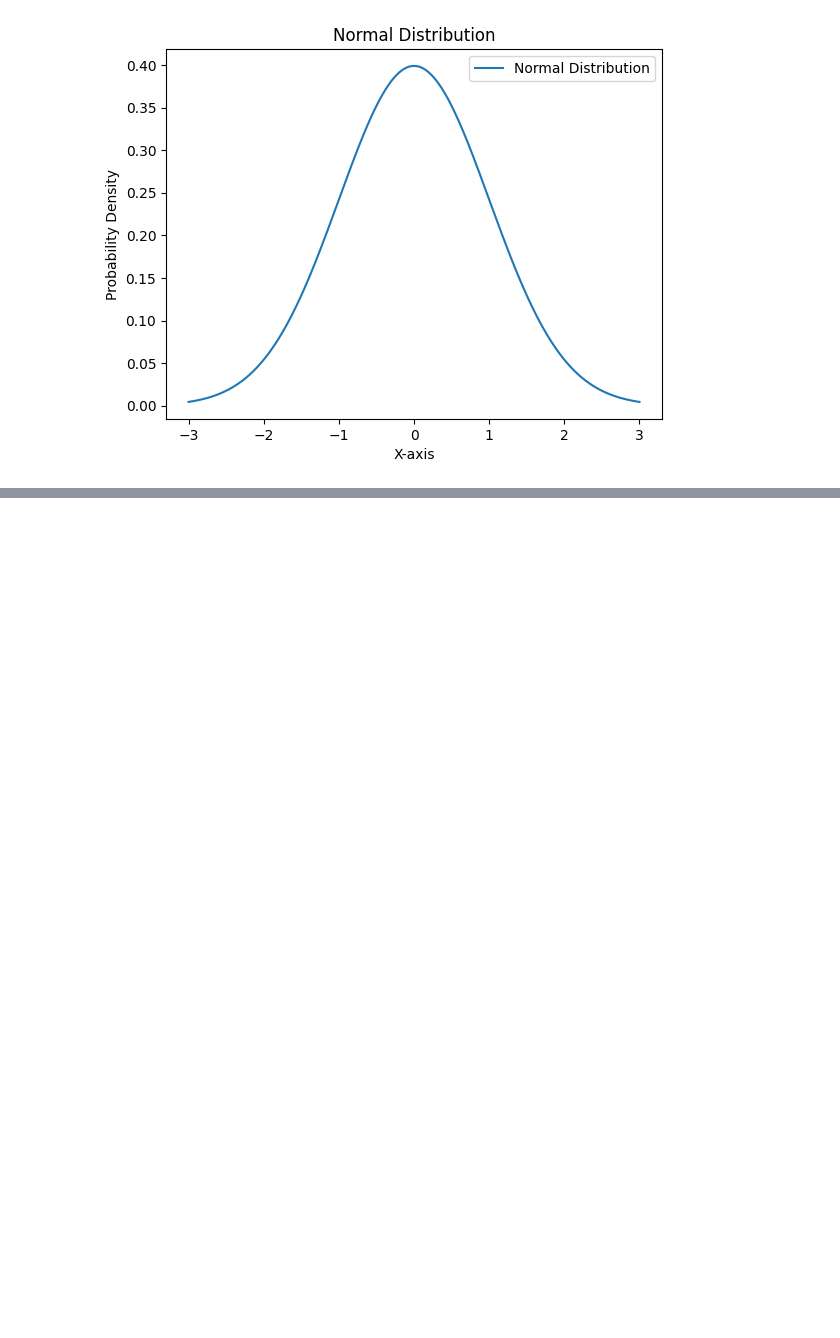
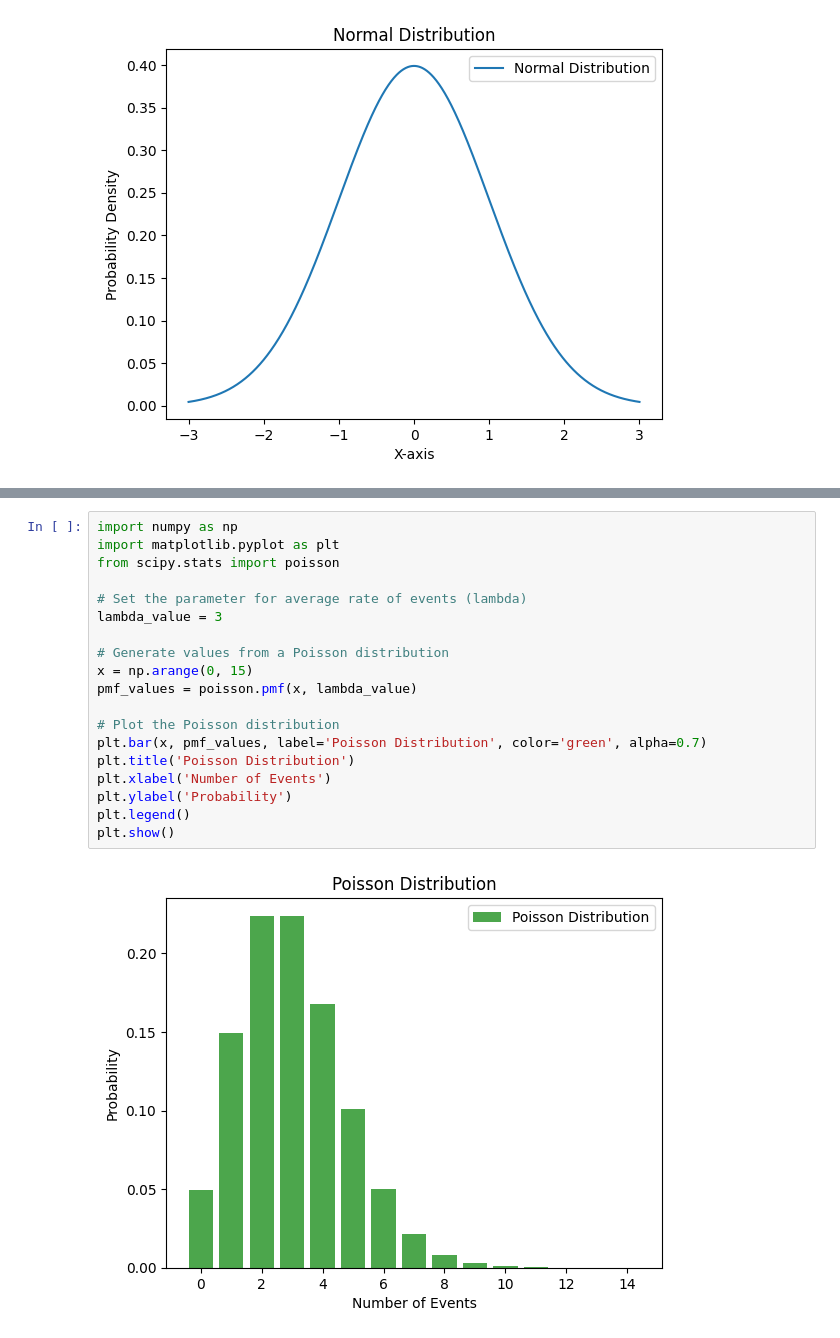
Before and after one commit to Manoj-vbm/Machine_learning, a Jupyter notebook: Statistical_Analysis.ipynb, the cells around one changed output, grey strips where cells are left out. Saved outputs shown, nothing was run; the diff lists cells and outputs as text; blank space fills up the shorter version.

```diff
--- a/Statistical_Analysis.ipynb
+++ b/Statistical_Analysis.ipynb
@@ -217,0 +285,21 @@ plt.show()
+# %%
+import numpy as np
+import matplotlib.pyplot as plt
+from scipy.stats import poisson
+
+# Set the parameter for average rate of events (lambda)
+lambda_value = 3
+
+# Generate values from a Poisson distribution
+x = np.arange(0, 15)
+pmf_values = poisson.pmf(x, lambda_value)
+
+# Plot the Poisson distribution
+plt.bar(x, pmf_values, label='Poisson Distribution', color='green', alpha=0.7)
+plt.title('Poisson Distribution')
+plt.xlabel('Number of Events')
+plt.ylabel('Probability')
+plt.legend()
+plt.show()
+# %% [output]
+[figure, added]
```
Also changed, not shown: parts of 4 cells of this notebook.
